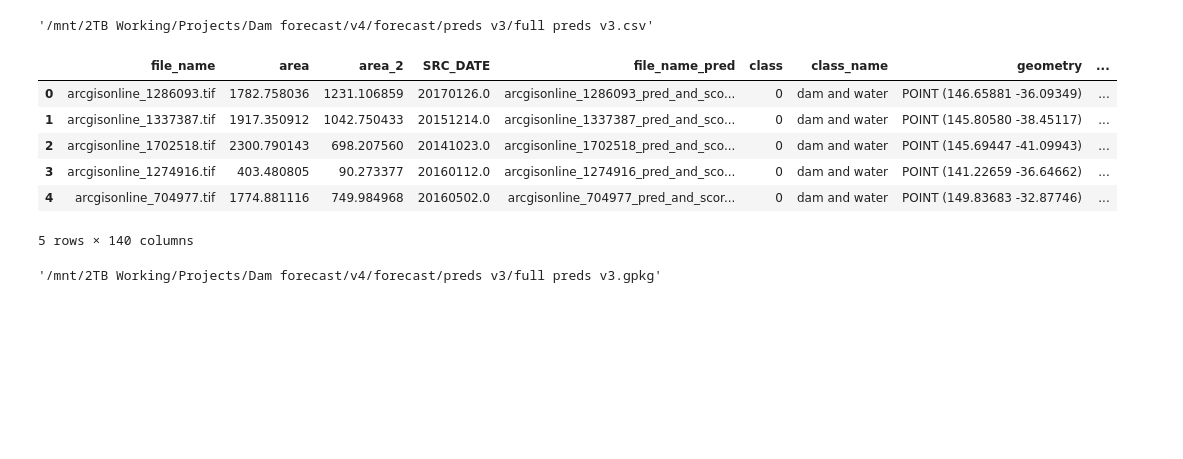
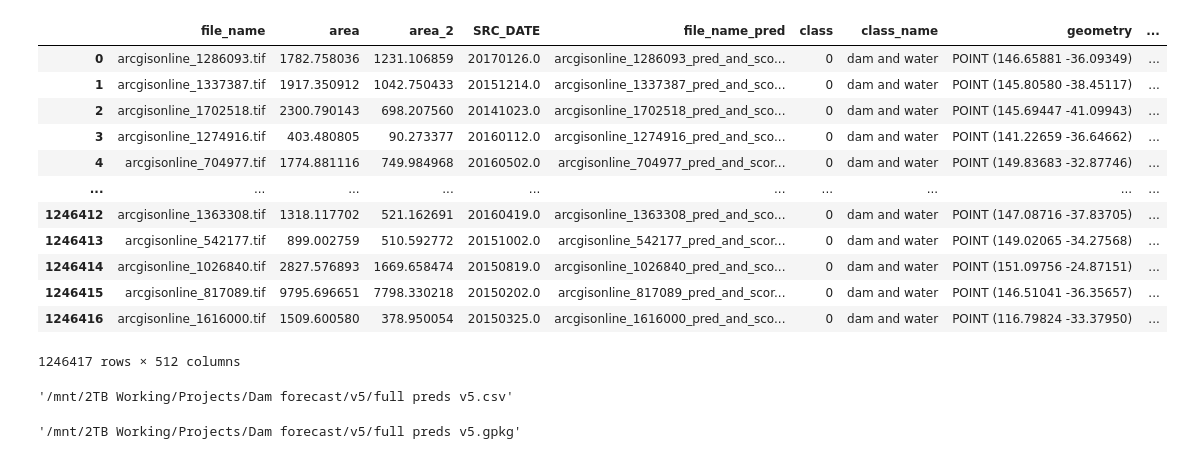
Before and after one commit to DPIRD-DMA/Weather-to-water, a Jupyter notebook: 3 Dam forecast pred XGB.ipynb, the cells around one changed output. Cells and saved outputs as stored; diff of their text form; code cells hidden in the pictures; blank space fills up the shorter version.

```diff
--- a/3 Dam forecast pred XGB.ipynb
+++ b/3 Dam forecast pred XGB.ipynb
@@ -172,6 +211,6 @@ preds_df
 # %%
-# join the base data with the preds
-preds_with_meta = pd.concat([base_data, preds_df], axis=1)
+# join the input dam points data with the preds
+preds_with_meta = pd.concat([dam_points, preds_df], axis=1)
 preds_with_meta.head()
 # %% [output]
 |  | file_name | area | area_2 | SRC_DATE | file_name_pred | class | class_name | geometry | ... |
@@ -184,6 +222,0 @@ preds_with_meta.head()
-# %%
-# export out to csv file
-final_export = os.path.join(output_folder,'full preds v3.csv')
-final_export
-# %% [output]
-'/mnt/2TB Working/Projects/Dam forecast/v4/forecast/preds v3/full preds v3.csv'
@@ -193,31 +223,34 @@ preds_with_meta.to_csv(final_export)
-# %%
-# read df with geopandas
-
-preds_with_meta_gdf = gpd.GeoDataFrame(preds_with_meta,geometry='geometry',crs='EPSG:4326')
-
-# geom = preds_with_meta_gdf['geometry']
-
-# preds_with_meta_gdf['geometry'] = gpd.GeoSeries.from_wkt(geom,crs='EPSG:4326')
-
-preds_with_meta_gdf.head()
-# %% [output]
-|  | file_name | area | area_2 | SRC_DATE | file_name_pred | class | class_name | geometry | ... |
-| 0 | arcgisonline_1286093.tif | 1782.758036 | 1231.106859 | 20170126.0 | arcgisonline_1286093_pred_and_sco... | 0 | dam and water | POINT (146.65881 -36.09349) | ... |
-| 1 | arcgisonline_1337387.tif | 1917.350912 | 1042.750433 | 20151214.0 | arcgisonline_1337387_pred_and_sco... | 0 | dam and water | POINT (145.80580 -38.45117) | ... |
-| 2 | arcgisonline_1702518.tif | 2300.790143 | 698.207560 | 20141023.0 | arcgisonline_1702518_pred_and_sco... | 0 | dam and water | POINT (145.69447 -41.09943) | ... |
-| 3 | arcgisonline_1274916.tif | 403.480805 | 90.273377 | 20160112.0 | arcgisonline_1274916_pred_and_sco... | 0 | dam and water | POINT (141.22659 -36.64662) | ... |
-| 4 | arcgisonline_704977.tif | 1774.881116 | 749.984968 | 20160502.0 | arcgisonline_704977_pred_and_scor... | 0 | dam and water | POINT (149.83683 -32.87746) | ... |
-5 rows × 140 columns
-# %%
-# convert col headings to strings
-str_names_dict = {}
-for name in preds_with_meta_gdf.columns.to_list():
-    str_names_dict[name] = str(name)
-
-preds_with_meta_gdf = preds_with_meta_gdf.rename(index=str, columns=str_names_dict)
-# %%
-# make gpkg export path
-gpkg_file_name = final_export.replace('.csv','.gpkg')
-gpkg_file_name
-# %% [output]
-'/mnt/2TB Working/Projects/Dam forecast/v4/forecast/preds v3/full preds v3.gpkg'
+# %%
+# convert col headings to strings to improve file compatability
+str_names_dict = {}
+for name in preds_with_meta.columns.to_list():
+    str_names_dict[name] = str(name)
+
+preds_with_meta = preds_with_meta.rename(index=str, columns=str_names_dict)
+preds_with_meta
+# %% [output]
+|  | file_name | area | area_2 | SRC_DATE | file_name_pred | class | class_name | geometry | ... |
+| 0 | arcgisonline_1286093.tif | 1782.758036 | 1231.106859 | 20170126.0 | arcgisonline_1286093_pred_and_sco... | 0 | dam and water | POINT (146.65881 -36.09349) | ... |
+| 1 | arcgisonline_1337387.tif | 1917.350912 | 1042.750433 | 20151214.0 | arcgisonline_1337387_pred_and_sco... | 0 | dam and water | POINT (145.80580 -38.45117) | ... |
+| 2 | arcgisonline_1702518.tif | 2300.790143 | 698.207560 | 20141023.0 | arcgisonline_1702518_pred_and_sco... | 0 | dam and water | POINT (145.69447 -41.09943) | ... |
+| 3 | arcgisonline_1274916.tif | 403.480805 | 90.273377 | 20160112.0 | arcgisonline_1274916_pred_and_sco... | 0 | dam and water | POINT (141.22659 -36.64662) | ... |
+| 4 | arcgisonline_704977.tif | 1774.881116 | 749.984968 | 20160502.0 | arcgisonline_704977_pred_and_scor... | 0 | dam and water | POINT (149.83683 -32.87746) | ... |
+| ... | ... | ... | ... | ... | ... | ... | ... | ... | ... |
+| 1246412 | arcgisonline_1363308.tif | 1318.117702 | 521.162691 | 20160419.0 | arcgisonline_1363308_pred_and_sco... | 0 | dam and water | POINT (147.08716 -37.83705) | ... |
+| 1246413 | arcgisonline_542177.tif | 899.002759 | 510.592772 | 20151002.0 | arcgisonline_542177_pred_and_scor... | 0 | dam and water | POINT (149.02065 -34.27568) | ... |
+| 1246414 | arcgisonline_1026840.tif | 2827.576893 | 1669.658474 | 20150819.0 | arcgisonline_1026840_pred_and_sco... | 0 | dam and water | POINT (151.09756 -24.87151) | ... |
+| 1246415 | arcgisonline_817089.tif | 9795.696651 | 7798.330218 | 20150202.0 | arcgisonline_817089_pred_and_scor... | 0 | dam and water | POINT (146.51041 -36.35657) | ... |
+| 1246416 | arcgisonline_1616000.tif | 1509.600580 | 378.950054 | 20150325.0 | arcgisonline_1616000_pred_and_sco... | 0 | dam and water | POINT (116.79824 -33.37950) | ... |
+1246417 rows × 512 columns
+# %%
+# make csv export path
+final_export = os.path.join(dam_forcast_working_dir,'full preds v5.csv')
+final_export
+# %% [output]
+'/mnt/2TB Working/Projects/Dam forecast/v5/full preds v5.csv'
+# %%
+# make gpkg export path
+gpkg_file_name = final_export.replace('.csv','.gpkg')
+gpkg_file_name
+# %% [output]
+'/mnt/2TB Working/Projects/Dam forecast/v5/full preds v5.gpkg'
```
Also changed, not shown: parts of 29 cells of this notebook, 9 other files.
